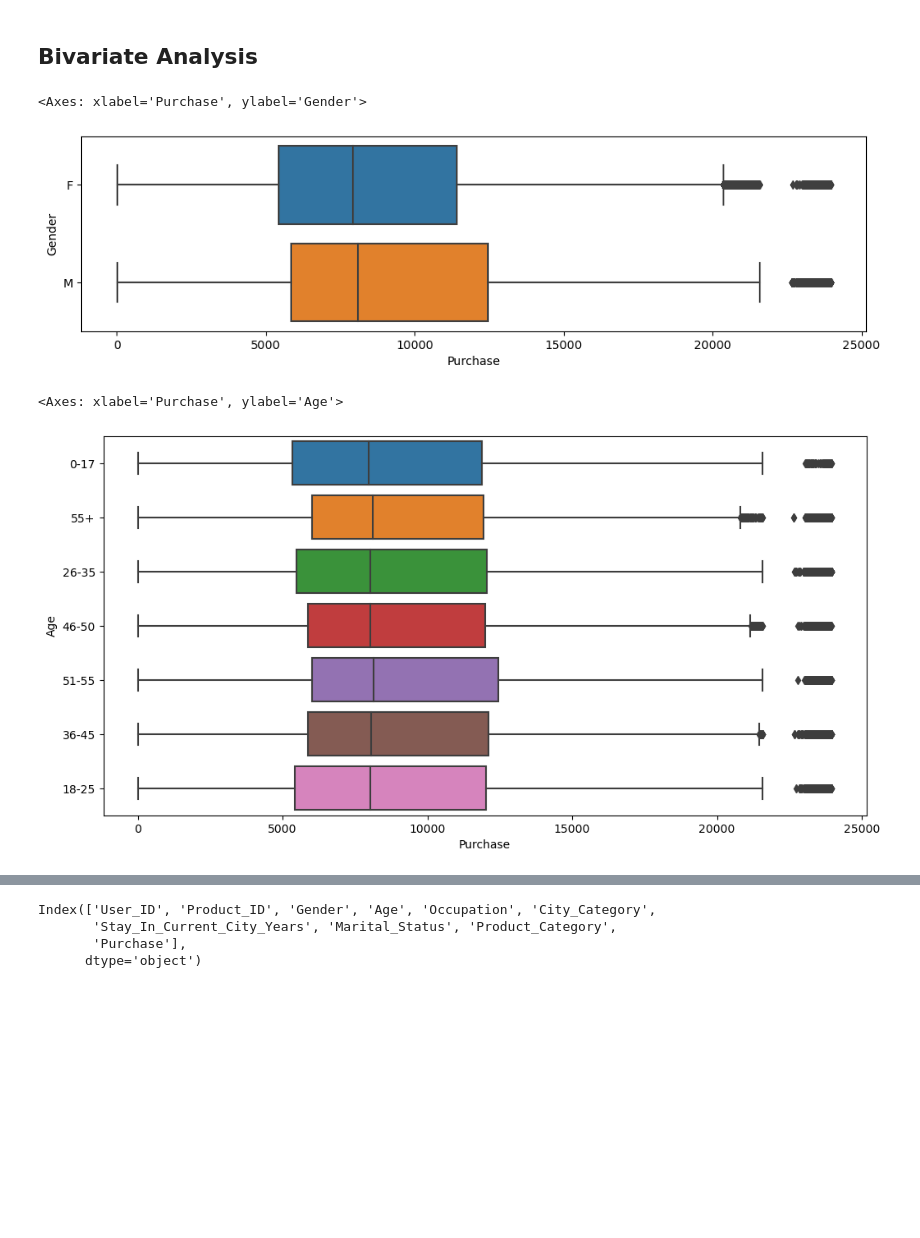
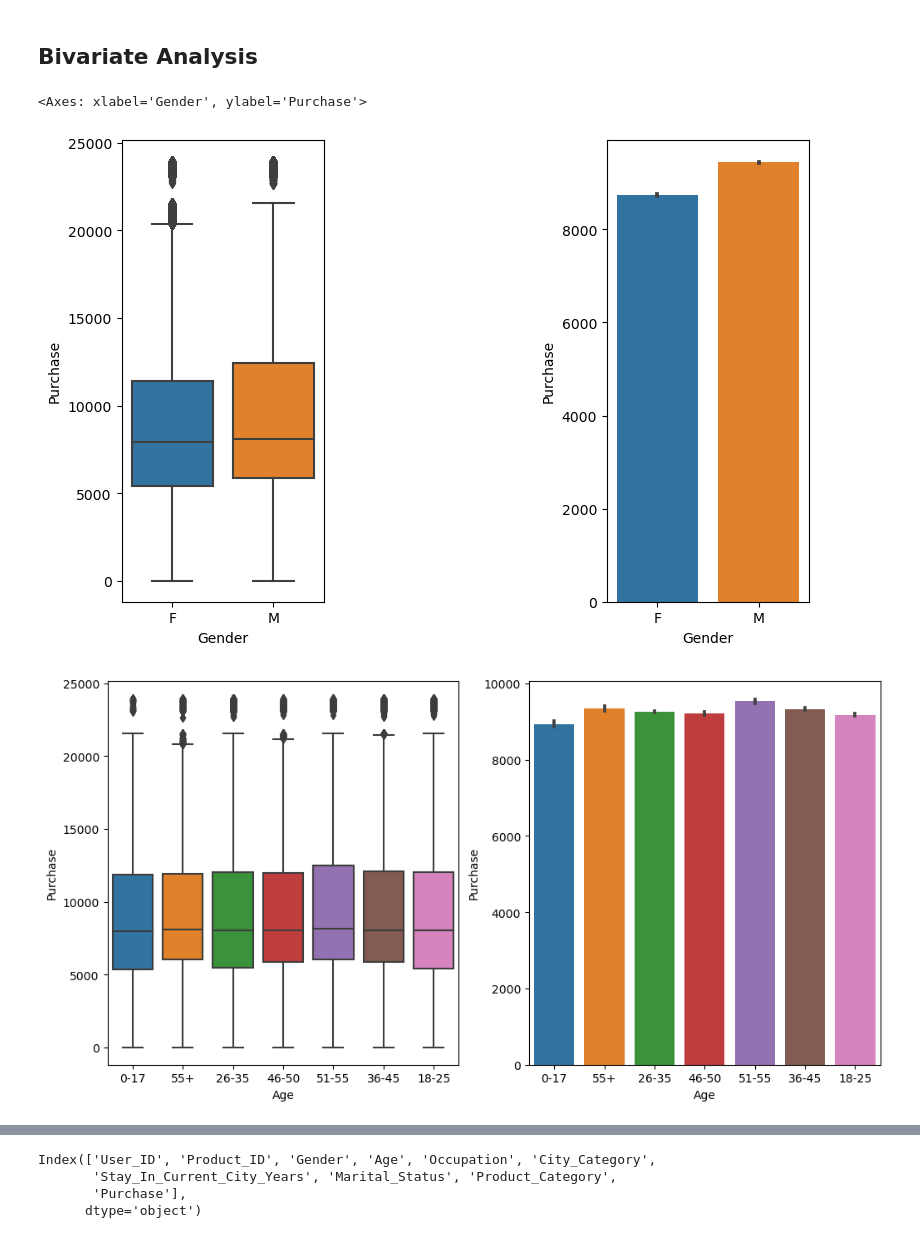
Before and after one commit to muthuganeshece/Business-Case-Study, a Jupyter notebook: Walmart/Notebook/Walmart_CLT.ipynb, the cells around one changed output, grey strips where cells are left out. Saved outputs shown, nothing was run; the diff lists cells and outputs as text; code cells hidden in the pictures; blank space fills up the shorter version.

```diff
--- a/Walmart/Notebook/Walmart_CLT.ipynb
+++ b/Walmart/Notebook/Walmart_CLT.ipynb
@@ -111,17 +111,24 @@ plt.show()
 ## Bivariate Analysis
 # %%
 # Purchase Vs Gender
-plt.figure(figsize=(12,3))
-sns.boxplot(x = 'Purchase', data = df, y = 'Gender')
+plt.figure(figsize=(12,6))
+plt.subplot(1,4,2)
+sns.boxplot(y = 'Purchase', data = df, x = 'Gender')
+plt.subplot(1,4,3)
+sns.barplot(data=df, x = 'Gender', y = 'Purchase', estimator='mean')
+plt.show()
 # %% [output]
-<Axes: xlabel='Purchase', ylabel='Gender'>
+<Axes: xlabel='Gender', ylabel='Purchase'>
-[figure, old version]
+[figure, new version]
 # %%
 # Purchase Vs Age
 plt.figure(figsize=(12,6))
-sns.boxplot(x = 'Purchase', data = df, y = 'Age')
+plt.subplot(1,2,1)
+sns.boxplot(y = 'Purchase', data = df, x = 'Age')
+plt.subplot(1,2,2)
+sns.barplot(data=df, x = 'Age', y = 'Purchase', estimator='mean')
+plt.show()
 # %% [output]
-<Axes: xlabel='Purchase', ylabel='Age'>
-[figure, old version]
+[figure, new version]
 # %%
 # Purchase Vs Stay in Current City (Years)
```
Also changed, not shown: parts of 3 cells of this notebook.
